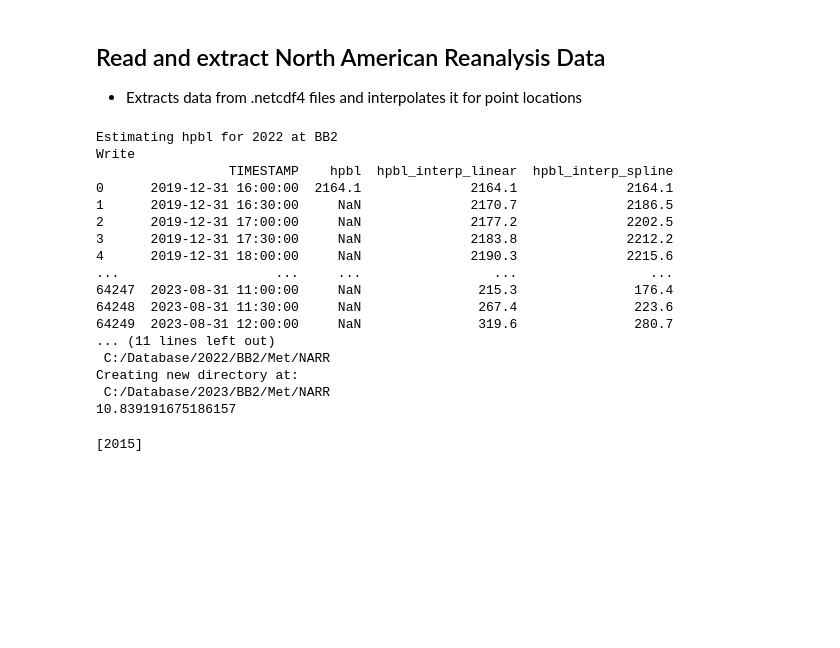
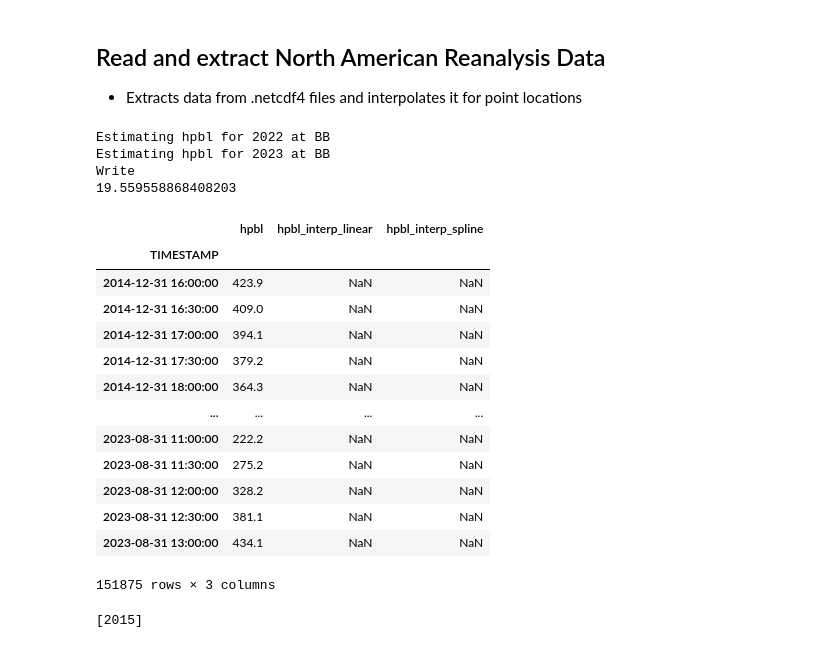
Before and after one commit to June-Skeeter/Micromet.py, a Jupyter notebook: Extract_NARR_Data/runQuery.ipynb, the cells around one changed output. Cells and saved outputs as stored; diff of their text form; code cells hidden in the pictures; blank space fills up the shorter version.

```diff
--- a/Extract_NARR_Data/runQuery.ipynb
+++ b/Extract_NARR_Data/runQuery.ipynb
@@ -17,27 +17,31 @@ T1 = time.time()
 
 # for site,year in ['BB','BB2','BBS','DSM','RBM','HOGG','YOUNG']:
 
-get = Interpolation.PointSampleNARR('BB',list(np.arange(2015,2023)))
+get = Interpolation.PointSampleNARR('BB',list(np.arange(2022,2024)))
 
 print(time.time()-T1)
 # %% [output]
-Estimating hpbl for 2022 at BB2
+Estimating hpbl for 2022 at BB
+Estimating hpbl for 2023 at BB
 Write
-                 TIMESTAMP    hpbl  hpbl_interp_linear  hpbl_interp_spline
-0      2019-12-31 16:00:00  2164.1              2164.1              2164.1
-1      2019-12-31 16:30:00     NaN              2170.7              2186.5
-2      2019-12-31 17:00:00     NaN              2177.2              2202.5
-3      2019-12-31 17:30:00     NaN              2183.8              2212.2
-4      2019-12-31 18:00:00     NaN              2190.3              2215.6
-...                    ...     ...                 ...                 ...
-64247  2023-08-31 11:00:00     NaN               215.3               176.4
-64248  2023-08-31 11:30:00     NaN               267.4               223.6
-64249  2023-08-31 12:00:00     NaN               319.6               280.7
-... (11 lines left out)
- C:/Database/2022/BB2/Met/NARR
-Creating new directory at:
- C:/Database/2023/BB2/Met/NARR
-10.839191675186157
+19.559558868408203
+# %%
+get.Trace
+# %% [output]
+|  | hpbl | hpbl_interp_linear | hpbl_interp_spline |
+| TIMESTAMP |  |  |  |
+| 2014-12-31 16:00:00 | 423.9 | NaN | NaN |
+| 2014-12-31 16:30:00 | 409.0 | NaN | NaN |
+| 2014-12-31 17:00:00 | 394.1 | NaN | NaN |
+| 2014-12-31 17:30:00 | 379.2 | NaN | NaN |
+| 2014-12-31 18:00:00 | 364.3 | NaN | NaN |
+| ... | ... | ... | ... |
+| 2023-08-31 11:00:00 | 222.2 | NaN | NaN |
+| 2023-08-31 11:30:00 | 275.2 | NaN | NaN |
+| 2023-08-31 12:00:00 | 328.2 | NaN | NaN |
+| 2023-08-31 12:30:00 | 381.1 | NaN | NaN |
+| 2023-08-31 13:00:00 | 434.1 | NaN | NaN |
+151875 rows × 3 columns
 # %%
 
 T = get.Trace.copy()
```
Also changed, not shown: 19 other files.
